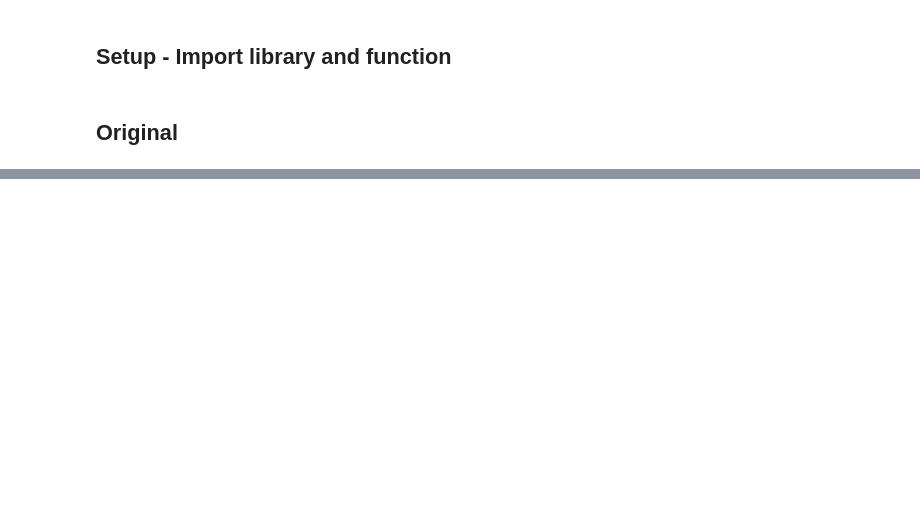
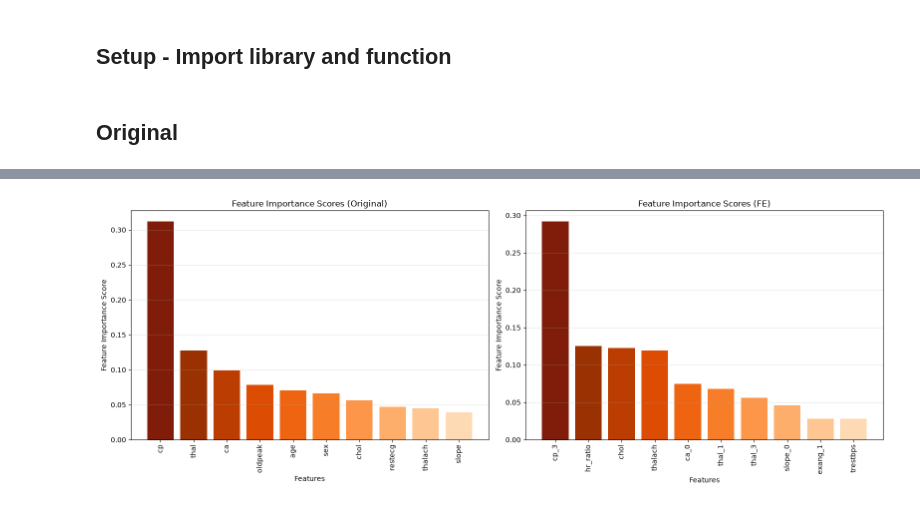
Before and after one commit to AIVIETNAM-AIO-Khoa2211/heart-disease-diagnosis, a Jupyter notebook: notebooks/02_preprocessing.ipynb, the cells around one changed output, grey strips where cells are left out. Cells and saved outputs as stored; diff of their text form; code cells hidden in the pictures; blank space fills up the shorter version.

```diff
--- a/notebooks/02_preprocessing.ipynb
+++ b/notebooks/02_preprocessing.ipynb
@@ -37,0 +83,12 @@ None
+# %%
+importance, select_cols = select_by_dt(X_train, y_train, k=10, prefix="dt")
+
+X_train_sel = X_train[select_cols]
+X_val_sel = X_val[select_cols]
+X_test_sel = X_test[select_cols]
+
+dt_train = pd.concat([X_train_sel, y_train], axis=1)
+dt_val = pd.concat([X_val_sel, y_val], axis = 1)
+dt_test = pd.concat([X_test_sel, y_test], axis = 1)
+
+save_train_val_test(dt_train,dt_val,dt_test,config.RAW_REDUCED_DIR)
@@ -37,0 +155,35 @@ None
+# %%
+import matplotlib.pyplot as plt
+
+def plot_feature_importance(importance, select_cols, title, ax=None):
+    imp_series = pd.Series(importance, index=select_cols).sort_values(ascending=False)
+
+    n = len(imp_series)
+    cmap = plt.colormaps["Oranges_r"]          # <-- thay cho plt.cm.get_cmap
+    colors = [cmap(i / max(n - 1, 1) * 0.8) for i in range(n)]
+    colors[0] = "#7f1d0a"
+
+    if ax is None:
+        fig, ax = plt.subplots(figsize=(8, 5))
+
+    ax.bar(imp_series.index, imp_series.values, color=colors)
+    ax.set_title(title)
+    ax.set_xlabel("Features")
+    ax.set_ylabel("Feature Importance Score")
+    ax.tick_params(axis="x", rotation=90)
+    ax.grid(axis="y", alpha=0.3)
+
+    return ax
+
+
+fig, axes = plt.subplots(1, 2, figsize=(16, 6))
+
+plot_feature_importance(importance, select_cols,
+                         "Feature Importance Scores (Original)", ax=axes[0])
+plot_feature_importance(fe_importance, fe_select_cols,
+                         "Feature Importance Scores (FE)", ax=axes[1])
+
+plt.tight_layout()
+plt.show()
+# %% [output]
+[figure, added]
```
Also changed, not shown: parts of 10 cells of this notebook, 9 other files.
